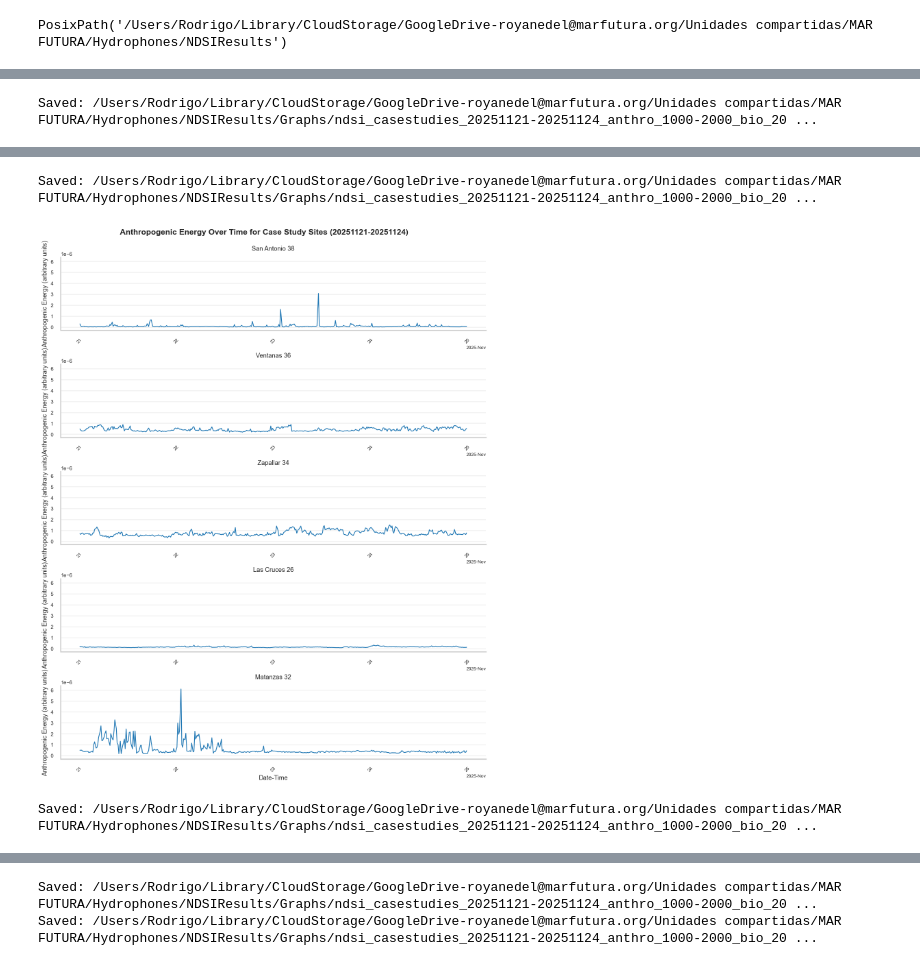
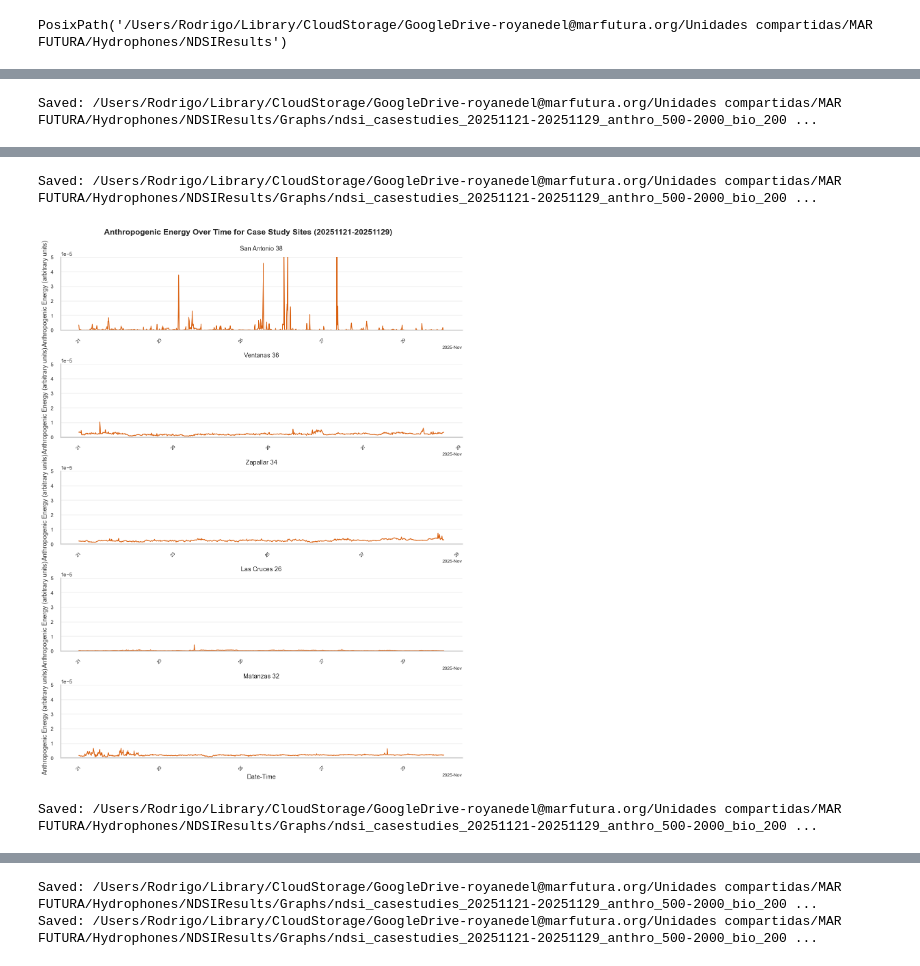
Before and after one commit to rodgpt/MAR_FUTURA, a Jupyter notebook: NDSI/NDSI_Sites_Comparison_Python.ipynb, the cells around one changed output, grey strips where cells are left out. Cells and saved outputs as stored; diff of their text form; code cells hidden in the pictures.

Commit message:
Make graphs look better. This VERSION seems to be working great. Go back to this if shit hits the fan. Now I am going to start changing anthropo/bio bands a bit

```diff
--- a/NDSI/NDSI_Sites_Comparison_Python.ipynb
+++ b/NDSI/NDSI_Sites_Comparison_Python.ipynb
@@ -11,6 +11,22 @@ To run on Colab:
 
 from pathlib import Path
 import pandas as pd
+import re
+from typing import Optional
+import numpy as np
+import pandas as pd
+import matplotlib.pyplot as plt
+import seaborn as sns
+from scipy import signal
+try:
+    import soundfile as sf
+except Exception:
+    sf = None
+
+try:
+    import librosa
+except Exception:
+    librosa = None
 
 # For running locally (Rod)
 dirs_sites = {
@@ -36,16 +52,16 @@ output_dir = Path("/Users/Rodrigo/Library/CloudStorage/GoogleDrive-royanedel@mar
 # output_dir = Path("/content/drive/Shareddrives/MAR FUTURA/Hydrophones/NDSIResults")
 
 segment_sec = 60
-anthro_band = (1000, 2000)
+anthro_band = (1000, 2000) ##### changed to 100
 bio_band = (2000, 3000)
 tz = "UTC"
 
 # sampling controls
-files_per_hour = 2        # set None to use all
+files_per_hour = 4        # set None to use all
 files_per_folder = None   # set an int to cap per folder
 
 start_date = pd.Timestamp("2025-11-21 00:00:00", tz=tz)
-end_date = pd.Timestamp("2025-11-22 23:59:59", tz=tz)
+end_date = pd.Timestamp("2025-11-29 23:59:59", tz=tz)
 
 output_dir.mkdir(parents=True, exist_ok=True)
 output_dir
@@ -452,12 +448,15 @@ def _pad_limits(lims, pad_frac: float = 0.05):
 
 # Consistent y-axis ranges across all sites (per metric)
 ndsi_ylim = (-1.0, 1.0)
-anthro_ylim = _pad_limits(_finite_min_max(plot_data["Anthro_Energy"]))
+
+# FIXED per your request
+anthro_ylim = (0.0, 0.00005)
+
 bio_ylim = _pad_limits(_finite_min_max(plot_data["Bio_Energy"]))
 
 # ---------- Plots (facet per site) ----------
 
-def _facet_timeseries(y_col: str, y_label: str, title: str, filename: str, ylim=None):
+def _facet_timeseries(y_col: str, y_label: str, title: str, filename: str, ylim=None, color="#1f77b4"):
     g = sns.relplot(
         data=plot_data,
         x="Time",
@@ -469,7 +468,7 @@ def _facet_timeseries(y_col: str, y_label: str, title: str, filename: str, ylim=
         aspect=4.2,
         facet_kws=dict(sharex=False, sharey=True),
         linewidth=1.3,
-        color="#1f77b4",
+        color=color,
     )
     g.set_axis_labels("Date-Time", y_label)
     g.set_titles("{col_name}")
@@ -512,6 +511,7 @@ _facet_timeseries(
     title=f"NDSI Over Time for Case Study Sites{suffix}",
     filename=f"{base}_ndsi.png",
     ylim=ndsi_ylim,
+    color="#2C7FB8",
 )
 
 _facet_timeseries(
@@ -520,6 +520,7 @@ _facet_timeseries(
     title=f"Anthropogenic Energy Over Time for Case Study Sites{suffix}",
     filename=f"{base}_anthro_energy.png",
     ylim=anthro_ylim,
+    color="#D95F0E",
 )
 
 _facet_timeseries(
@@ -528,11 +529,12 @@ _facet_timeseries(
     title=f"Biophonic Energy Over Time for Case Study Sites{suffix}",
     filename=f"{base}_bio_energy.png",
     ylim=bio_ylim,
+    color="#1B9E77",
 )
 
 # ---------- Tables (same outputs as Plots.R) ----------
 summary_stats_out = (
-    plot_data.groupby("Site", as_index=False)
+    plot_data.groupby("Site", as_index=False, observed=True)
     .agg(
         Segments=("NDSI", "size"),
         Mean_NDSI=("NDSI", "mean"),
@@ -560,7 +562,7 @@ ndsi_quadrant_table_out = (
     quadrant.groupby(["Site", "NDSI_Quadrant"], as_index=False, observed=True)
     .agg(Segments=("NDSI", "size"))
 )
-ndsi_quadrant_table_out["Total_Segments"] = ndsi_quadrant_table_out.groupby("Site")["Segments"].transform("sum")
+ndsi_quadrant_table_out["Total_Segments"] = ndsi_quadrant_table_out.groupby("Site", observed=True)["Segments"].transform("sum")
 ndsi_quadrant_table_out["Percent_Time"] = 100.0 * ndsi_quadrant_table_out["Segments"] / ndsi_quadrant_table_out["Total_Segments"]
 
 summary_path = graphs_dir / f"{base}_summary_stats.csv"
@@ -572,4 +574,4 @@ ndsi_quadrant_table_out.to_csv(quadrant_path, index=False)
 print("Saved:", summary_path)
 print("Saved:", quadrant_path)
 # %% [output]
-Saved: /Users/Rodrigo/Library/CloudStorage/GoogleDrive-royanedel@marfutura.org/Unidades compartidas/MAR FUTURA/Hydrophones/NDSIResults/Graphs/ndsi_casestudies_20251121-20251124_anthro_1000-2000_bio_20 ...
+Saved: /Users/Rodrigo/Library/CloudStorage/GoogleDrive-royanedel@marfutura.org/Unidades compartidas/MAR FUTURA/Hydrophones/NDSIResults/Graphs/ndsi_casestudies_20251121-20251129_anthro_500-2000_bio_200 ...
@@ -577,3 +579,3 @@ Saved: /Users/Rodrigo/Library/CloudStorage/GoogleDrive-royanedel@marfutura.org/U
-Saved: /Users/Rodrigo/Library/CloudStorage/GoogleDrive-royanedel@marfutura.org/Unidades compartidas/MAR FUTURA/Hydrophones/NDSIResults/Graphs/ndsi_casestudies_20251121-20251124_anthro_1000-2000_bio_20 ...
+Saved: /Users/Rodrigo/Library/CloudStorage/GoogleDrive-royanedel@marfutura.org/Unidades compartidas/MAR FUTURA/Hydrophones/NDSIResults/Graphs/ndsi_casestudies_20251121-20251129_anthro_500-2000_bio_200 ...
-[figure, old version]
+[figure, new version]
-Saved: /Users/Rodrigo/Library/CloudStorage/GoogleDrive-royanedel@marfutura.org/Unidades compartidas/MAR FUTURA/Hydrophones/NDSIResults/Graphs/ndsi_casestudies_20251121-20251124_anthro_1000-2000_bio_20 ...
+Saved: /Users/Rodrigo/Library/CloudStorage/GoogleDrive-royanedel@marfutura.org/Unidades compartidas/MAR FUTURA/Hydrophones/NDSIResults/Graphs/ndsi_casestudies_20251121-20251129_anthro_500-2000_bio_200 ...
@@ -581,2 +583,2 @@ Saved: /Users/Rodrigo/Library/CloudStorage/GoogleDrive-royanedel@marfutura.org/U
-Saved: /Users/Rodrigo/Library/CloudStorage/GoogleDrive-royanedel@marfutura.org/Unidades compartidas/MAR FUTURA/Hydrophones/NDSIResults/Graphs/ndsi_casestudies_20251121-20251124_anthro_1000-2000_bio_20 ...
-Saved: /Users/Rodrigo/Library/CloudStorage/GoogleDrive-royanedel@marfutura.org/Unidades compartidas/MAR FUTURA/Hydrophones/NDSIResults/Graphs/ndsi_casestudies_20251121-20251124_anthro_1000-2000_bio_20 ...
+Saved: /Users/Rodrigo/Library/CloudStorage/GoogleDrive-royanedel@marfutura.org/Unidades compartidas/MAR FUTURA/Hydrophones/NDSIResults/Graphs/ndsi_casestudies_20251121-20251129_anthro_500-2000_bio_200 ...
+Saved: /Users/Rodrigo/Library/CloudStorage/GoogleDrive-royanedel@marfutura.org/Unidades compartidas/MAR FUTURA/Hydrophones/NDSIResults/Graphs/ndsi_casestudies_20251121-20251129_anthro_500-2000_bio_200 ...
```
Also changed, not shown: parts of 2 cells of this notebook, 2 other files.
